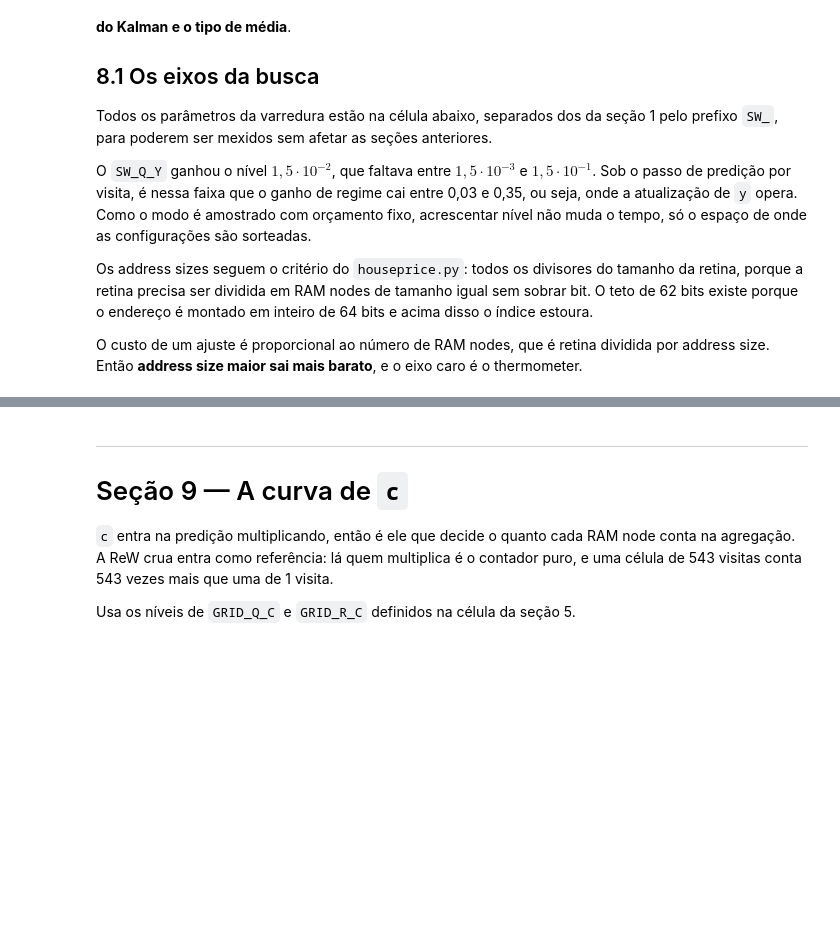
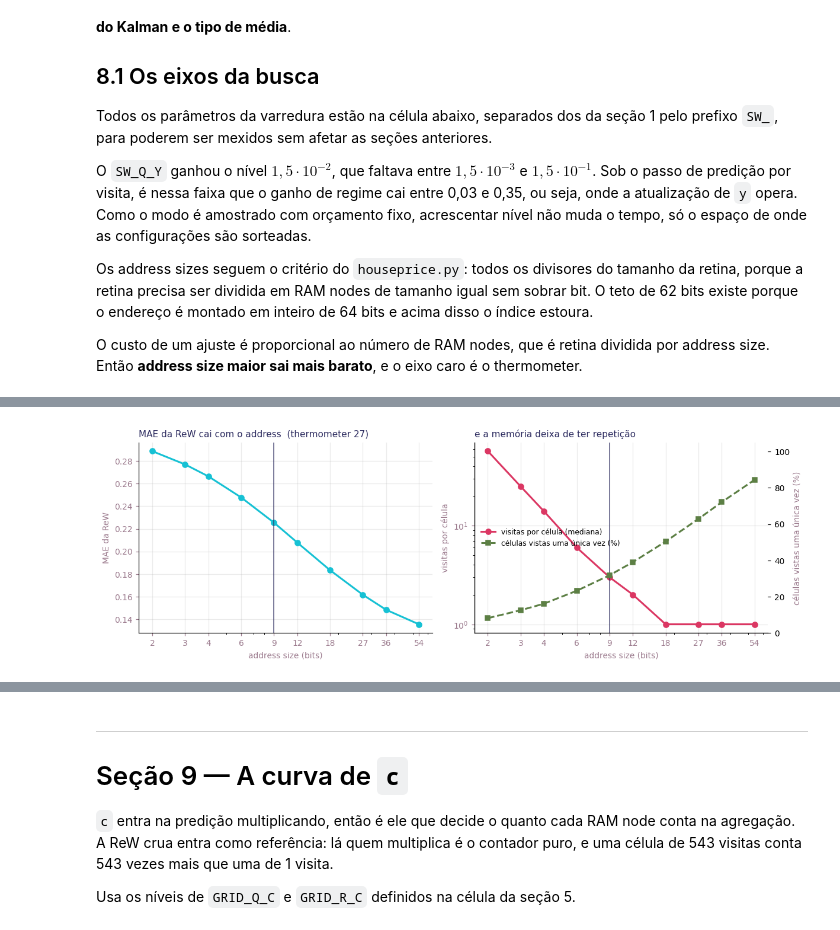
Before and after one commit to AstroNatasha/KalWeNN, a Jupyter notebook: RegressionKalWeNN/06_rkalwenn.ipynb, the cells around one changed output, grey strips where cells are left out. Cells and saved outputs as stored; diff of their text form; code cells hidden in the pictures; blank space fills up the shorter version.

```diff
--- a/RegressionKalWeNN/06_rkalwenn.ipynb
+++ b/RegressionKalWeNN/06_rkalwenn.ipynb
@@ -1048,0 +1065,70 @@ e o eixo caro é o thermometer.
+# %%
+# Por que o address 9: MAE da ReW contra estrutura de visitas.
+# Usa Xb_train, que já está no thermometer desta execução. Não treina nada.
+
+AD_FIG   = [2, 3, 4, 6, 9, 12, 18, 27, 36, 54]
+AD_ESCOLHIDO = 9           # escolhido: maior address com repetição de visitas
+
+C_MAE, C_MED, C_UMA = "#16c1d4", "#db3763", "#5c7f44"
+C_EIXO, C_TIT = "#9c7b8e", "#2b2a5e"
+
+linhas = []
+for a in AD_FIG:
+    ret = Retina(a, sorteia_mapping(RETINA, a, seed=SEED_MAPPING))
+    end = ret.enderecos(Xb_train)
+    cont = np.concatenate([np.unique(end[:, r], return_counts=True)[1]
+                           for r in range(ret.n_rams)])
+    linhas.append(dict(address=a, n_rams=ret.n_rams, celulas=len(cont),
+                       mediana=float(np.median(cont)),
+                       pct_uma=100.0 * float((cont == 1).mean()),
+                       frac_util=1.0 - len(cont) / (N_TREINO * ret.n_rams)))
+est_addr = pd.DataFrame(linhas)
+
+rew = pd.read_csv("varredura_log1p.csv")
+rew = rew[rew.therm == THERM].groupby("address", as_index=False).MAE.min()
+est_addr = est_addr.merge(rew, on="address", how="left")
+
+fig, ax = plt.subplots(1, 2, figsize=(11, 3.8))
+
+m = est_addr.dropna(subset=["MAE"])
+ax[0].plot(m.address, m.MAE, "o-", color=C_MAE, lw=2, ms=6)
+ax[0].set(xlabel="address size (bits)", ylabel="MAE da ReW",
+          xscale="log", xticks=AD_FIG)
+ax[0].set_xticklabels(AD_FIG)
+ax[0].set_title(f"MAE da ReW cai com o address  (thermometer {THERM})",
+                color=C_TIT, fontsize=10, loc="left")
+
+ax[1].plot(est_addr.address, est_addr.mediana, "o-", color=C_MED, lw=2, ms=6,
+           label="visitas por célula (mediana)")
+ax[1].set(xlabel="address size (bits)", ylabel="visitas por célula",
+          xscale="log", yscale="log", xticks=AD_FIG)
+ax[1].set_xticklabels(AD_FIG)
+a2 = ax[1].twinx()
+a2.plot(est_addr.address, est_addr.pct_uma, "s--", color=C_UMA, lw=2, ms=5,
+        label="células vistas uma única vez (%)")
+a2.set_ylabel("células vistas uma única vez (%)", color=C_EIXO)
+a2.set_ylim(0, 105)
+a2.grid(False)
+ax[1].set_title("e a memória deixa de ter repetição", color=C_TIT,
+                fontsize=10, loc="left")
+
+for eixo in ax:
+    eixo.axvline(AD_ESCOLHIDO, color=C_TIT, lw=1.3, alpha=.6)
+    eixo.tick_params(colors=C_EIXO)
+    eixo.xaxis.label.set_color(C_EIXO)
+    eixo.yaxis.label.set_color(C_EIXO)
+
+h1, l1 = ax[1].get_legend_handles_labels()
+h2, l2 = a2.get_legend_handles_labels()
+ax[1].legend(h1 + h2, l1 + l2, frameon=False, fontsize=8, loc="center left")
+plt.tight_layout(); plt.show()
+
+print(est_addr[["address", "n_rams", "celulas", "mediana", "pct_uma",
+                "frac_util", "MAE"]]
+      .to_string(index=False, float_format=lambda v: f"{v:.3f}"))
+lin = est_addr[est_addr.address == AD_ESCOLHIDO].iloc[0]
+print(f"\nescolhido: address {AD_ESCOLHIDO} — {int(lin.n_rams)} RAM nodes, "
+      f"mediana de {lin.mediana:.0f} visitas por célula, "
+      f"{lin.frac_util:.1%} das observações caem em célula já vista")
+# %% [output]
+[figure, added]
```
Also changed, not shown: parts of 26 cells of this notebook, 5 other files.
